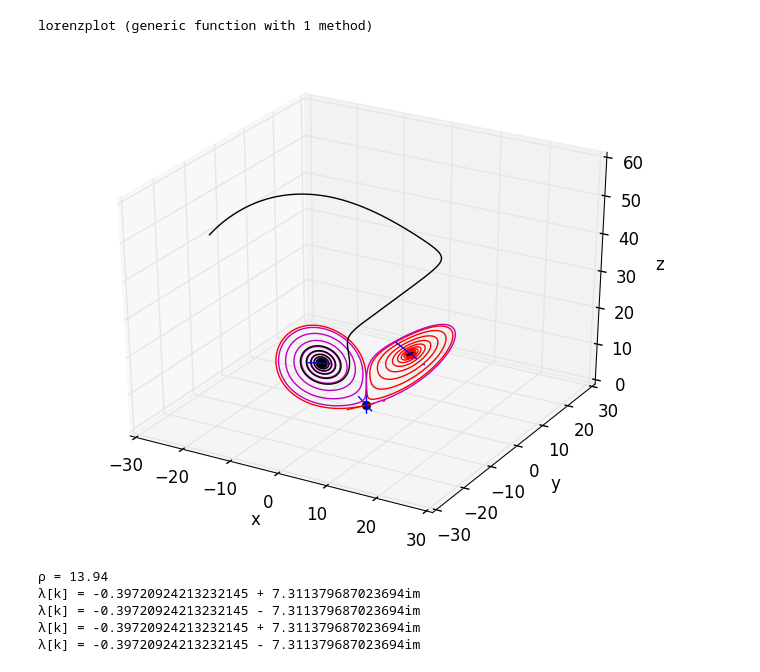
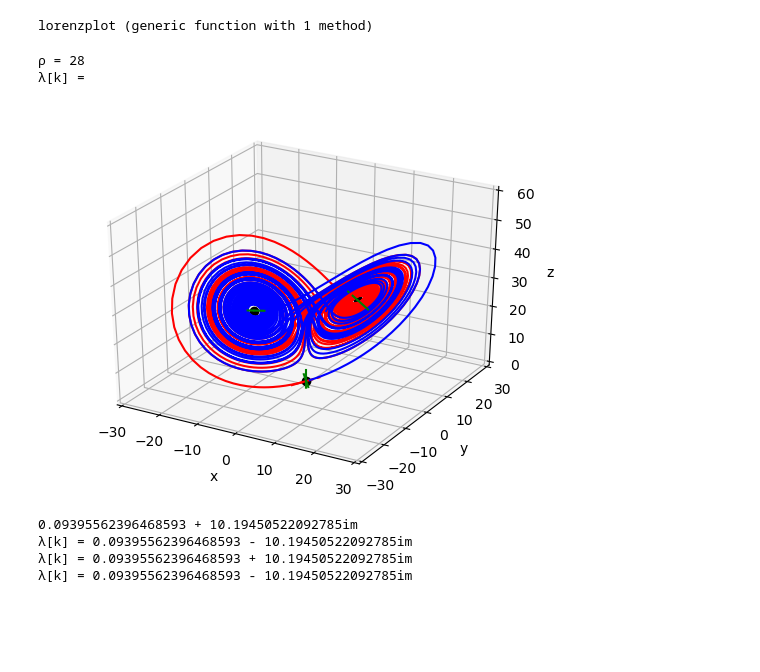
Before and after one commit to johnfgibson/math527, a Jupyter notebook: lectures/lecture-40-lorenz.ipynb, the cells around one changed output. Drawn from its saved outputs; the diff is of its cells as text; code cells hidden in the pictures; blank space fills up the shorter version.

```diff
--- a/lectures/lecture-40-lorenz.ipynb
+++ b/lectures/lecture-40-lorenz.ipynb
@@ -81,8 +81,8 @@ function lorenzplot(σ, β, ρ, T)
 
         for k = 1:length(λ)
 
-            color1 = real(λ[k]) > 0 ? "r-" : "b-"
-            color2 = real(λ[k]) > 0 ? "r--" : "b--"
+            color1 = real(λ[k]) > 0 ? "r-" : "g-"
+            color2 = real(λ[k]) > 0 ? "r--" : "g--"
             vlength = 4.0
 
             if isreal(λ[k])
@@ -103,10 +103,10 @@ function lorenzplot(σ, β, ρ, T)
             plot3D(xunstable[:,1], xunstable[:,2], xunstable[:,3], "r-")
 
             t, xunstable   = rk4(f, eq[:,n] - V[:,1], 0:dt:T)
-            plot3D(xunstable[:,1], xunstable[:,2], xunstable[:,3], "m-")
+            plot3D(xunstable[:,1], xunstable[:,2], xunstable[:,3], "b-")
 
-            t, x = rk4(f, [-20; -20; 50], 0:0.002:T)
-            plot3D(x[:,1], x[:,2], x[:,3], "k-")
+            #t, x = rk4(f, [-20; -20; 50], 0:0.002:T)
+            #plot3D(x[:,1], x[:,2], x[:,3], "k-")
         end
 
 
@@ -128,10 +125,11 @@ g([0 0 0])
 # %%
 clf()
-t,x = lorenzplot(10, 8/3, 13.94, 10);
+t,x = lorenzplot(10, 8/3, 28, 40);
 # %% [output]
+ρ = 28
+λ[k] =
-[figure, old version]
+[figure, new version]
-ρ = 13.94
-λ[k] = -0.39720924213232145 + 7.311379687023694im
-λ[k] = -0.39720924213232145 - 7.311379687023694im
-λ[k] = -0.39720924213232145 + 7.311379687023694im
-λ[k] = -0.39720924213232145 - 7.311379687023694im
+0.09395562396468593 + 10.19450522092785im
+λ[k] = 0.09395562396468593 - 10.19450522092785im
+λ[k] = 0.09395562396468593 + 10.19450522092785im
+λ[k] = 0.09395562396468593 - 10.19450522092785im
```
Also changed, not shown: parts of 2 cells of this notebook, 3 other files.
